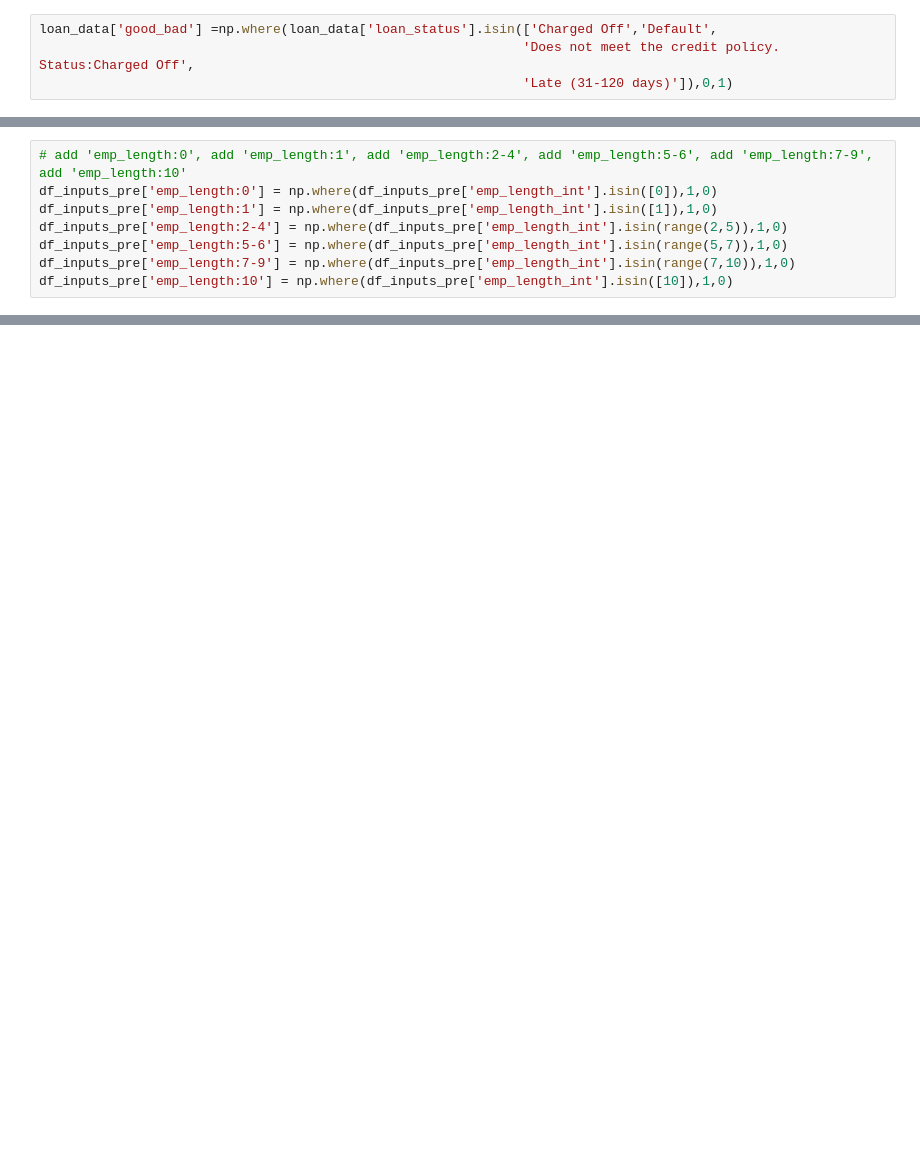
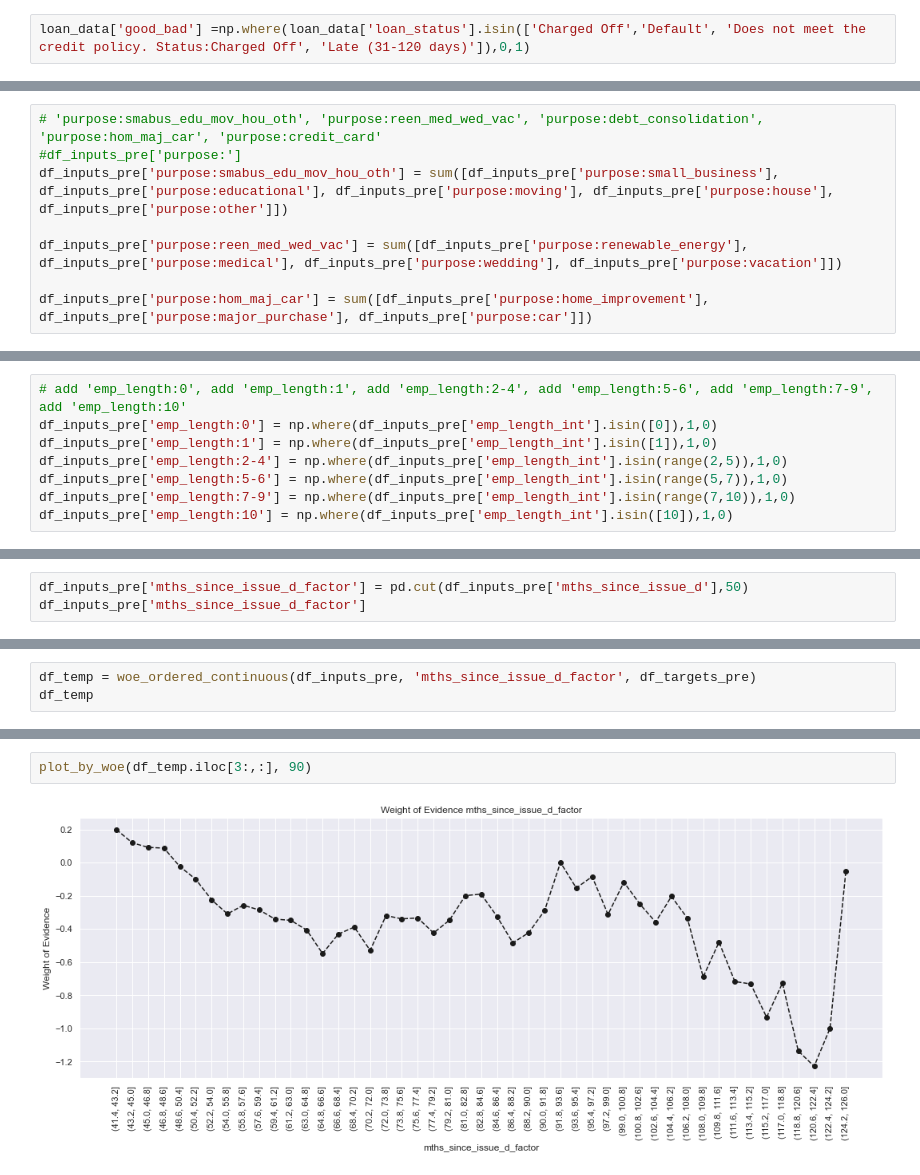
Before and after one commit to harryzyz/CreditRiskDemo, a Jupyter notebook: demo_to_be_named.ipynb, the cells around one changed output, grey strips where cells are left out. Cells and saved outputs as stored; diff of their text form; blank space fills up the shorter version.

Commit message:
update data preprocessing

```diff
--- a/demo_to_be_named.ipynb
+++ b/demo_to_be_named.ipynb
@@ -398,9 +417,7 @@ Default                                                0.001784
 Does not meet the credit policy. Status:Charged Off    0.001632
 Name: loan_status, dtype: float64
 # %%
-loan_data['good_bad'] =np.where(loan_data['loan_status'].isin(['Charged Off','Default',
-                                                              'Does not meet the credit policy. Status:Charged Off',
-                                                              'Late (31-120 days)']),0,1)
+loan_data['good_bad'] =np.where(loan_data['loan_status'].isin(['Charged Off','Default', 'Does not meet the credit policy. Status:Charged Off', 'Late (31-120 days)']),0,1)
 # %%
 loan_data['good_bad'].unique()
 # %% [output]
@@ -674,0 +741,8 @@ df_inputs_pre['addr_state:KS_SC_CO_VT_AK_MS'] = sum([df_inputs_pre['addr_state:K
+# %%
+# 'purpose:smabus_edu_mov_hou_oth', 'purpose:reen_med_wed_vac', 'purpose:debt_consolidation', 'purpose:hom_maj_car', 'purpose:credit_card'
+#df_inputs_pre['purpose:']
+df_inputs_pre['purpose:smabus_edu_mov_hou_oth'] = sum([df_inputs_pre['purpose:small_business'], df_inputs_pre['purpose:educational'], df_inputs_pre['purpose:moving'], df_inputs_pre['purpose:house'], df_inputs_pre['purpose:other']])
+
+df_inputs_pre['purpose:reen_med_wed_vac'] = sum([df_inputs_pre['purpose:renewable_energy'], df_inputs_pre['purpose:medical'], df_inputs_pre['purpose:wedding'], df_inputs_pre['purpose:vacation']])
+
+df_inputs_pre['purpose:hom_maj_car'] = sum([df_inputs_pre['purpose:home_improvement'], df_inputs_pre['purpose:major_purchase'], df_inputs_pre['purpose:car']])
@@ -985,0 +857,3 @@ y_test.to_csv('loan_data_targets_test.csv')
+# %%
+df_inputs_pre['mths_since_issue_d_factor'] = pd.cut(df_inputs_pre['mths_since_issue_d'],50)
+df_inputs_pre['mths_since_issue_d_factor']
@@ -985,0 +874,3 @@ y_test.to_csv('loan_data_targets_test.csv')
+# %%
+df_temp = woe_ordered_continuous(df_inputs_pre, 'mths_since_issue_d_factor', df_targets_pre)
+df_temp
@@ -985,0 +899,4 @@ y_test.to_csv('loan_data_targets_test.csv')
+# %%
+plot_by_woe(df_temp.iloc[3:,:], 90)
+# %% [output]
+[figure, added]
```
Also changed, not shown: parts of 192 cells of this notebook, 1 other file.
